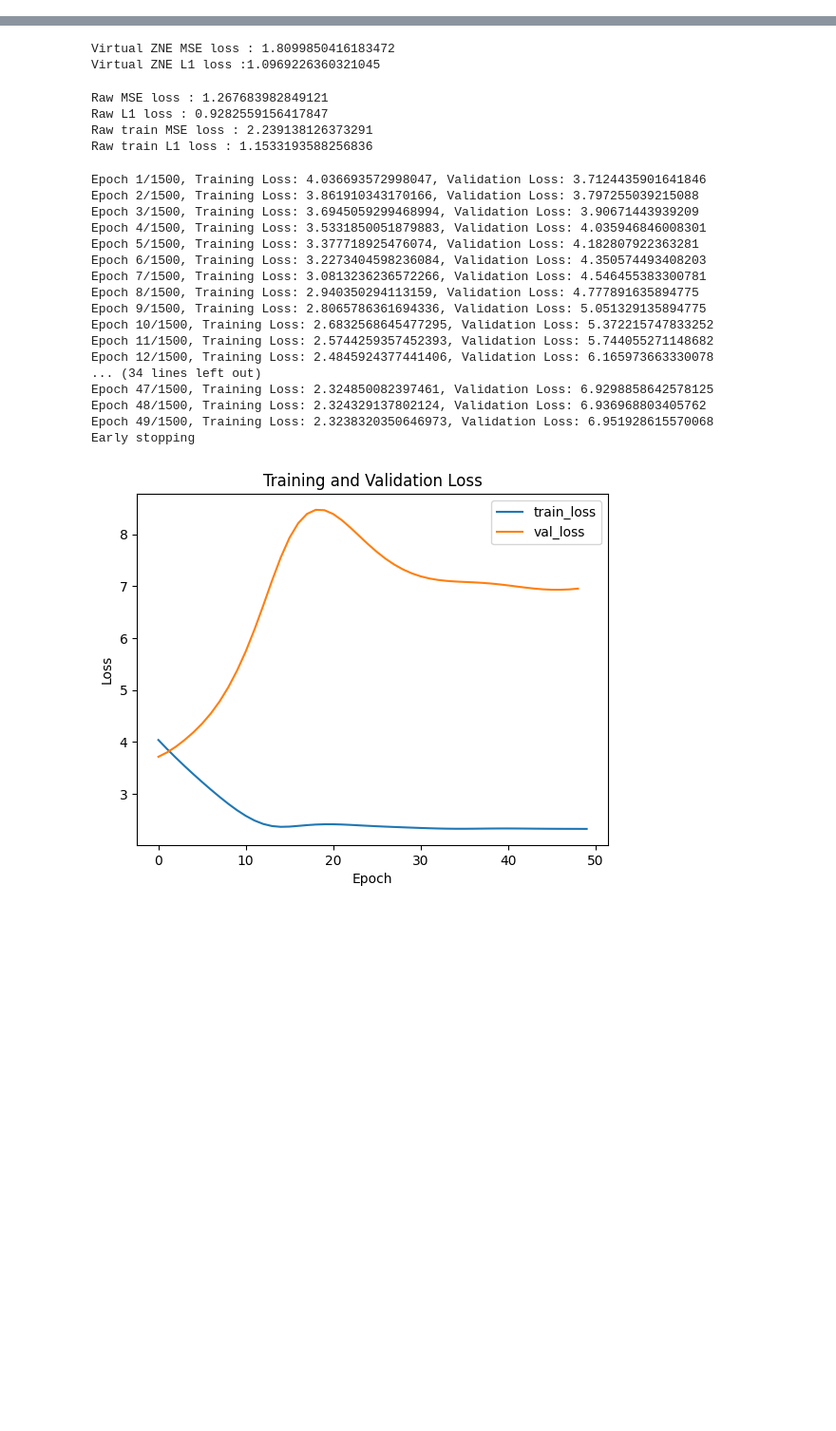
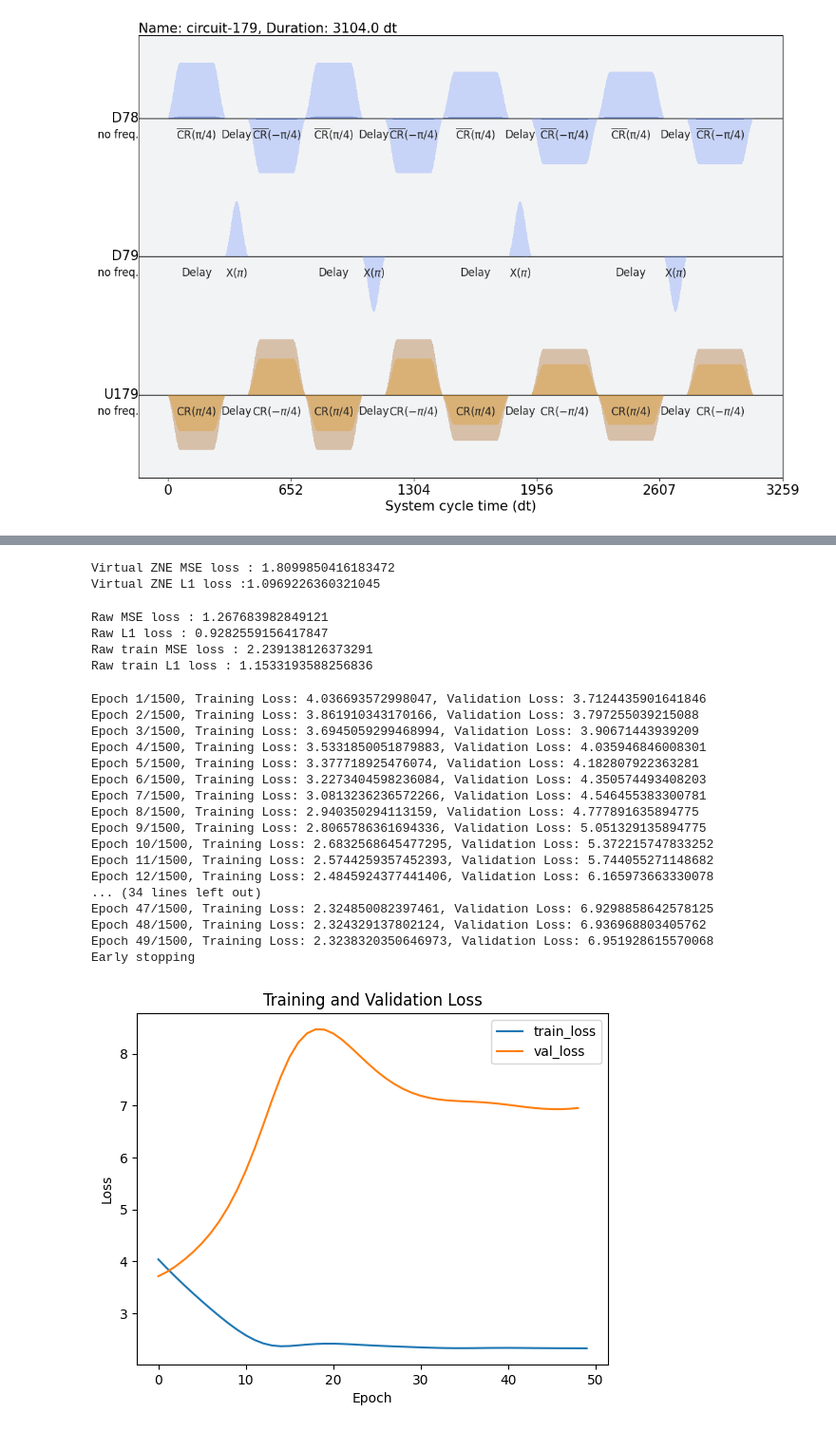
Before and after one commit to pop756/Quantum_KAN, a Jupyter notebook: Real_backend.ipynb, the cells around one changed output, grey strips where cells are left out. Shown at 95% size. Cells and saved outputs as stored; diff of their text form; code cells hidden in the pictures; blank space fills up the shorter version.

```diff
--- a/Real_backend.ipynb
+++ b/Real_backend.ipynb
@@ -242,6 +242,9 @@ def ecr_to_schedule(pulse_schedule,stretch):
 
 
 def update_ecr(l,init_list,backend,stretch=1):
+    """
+    _Make ecr gate to error gate in backend_
+    """
     backend_copy = copy.deepcopy(backend)
     for initial_layout in init_list:
         pulse_schedule = backend_copy.target['ecr'][initial_layout].calibration
@@ -259,6 +262,9 @@ def update_ecr(l,init_list,backend,stretch=1):
     return backend_copy
 
 def update_ecr_real(l,init_list,backend,stretch=1):
+    """
+    _Make ecr gate to stretch gate in backend_
+    """
     backend_copy = copy.deepcopy(backend)
     layouts = {}
     for initial_layout in init_list:
@@ -400,3 +406,16 @@ class ZNE():
             data_set[f'validation(l={l})'] = self.validation_data[:,index]
         data_frame = pd.DataFrame(data_set)
         data_frame.to_csv(file_path,index=False)
+# %%
+backend_temp = update_ecr(1.2,[(79,78)],backend_kyoto,1)
+# %%
+qc = QuantumCircuit(2)
+qc.ecr(1,0)
+
+qc = generate_preset_pass_manager(optimization_level=0, backend=backend_temp, initial_layout=[78,79]).run(qc)
+from qiskit import schedule
+
+
+schedule(qc,backend = backend_temp).draw()
+# %% [output]
+[figure, added]
```
Also changed, not shown: parts of 13 cells of this notebook.
